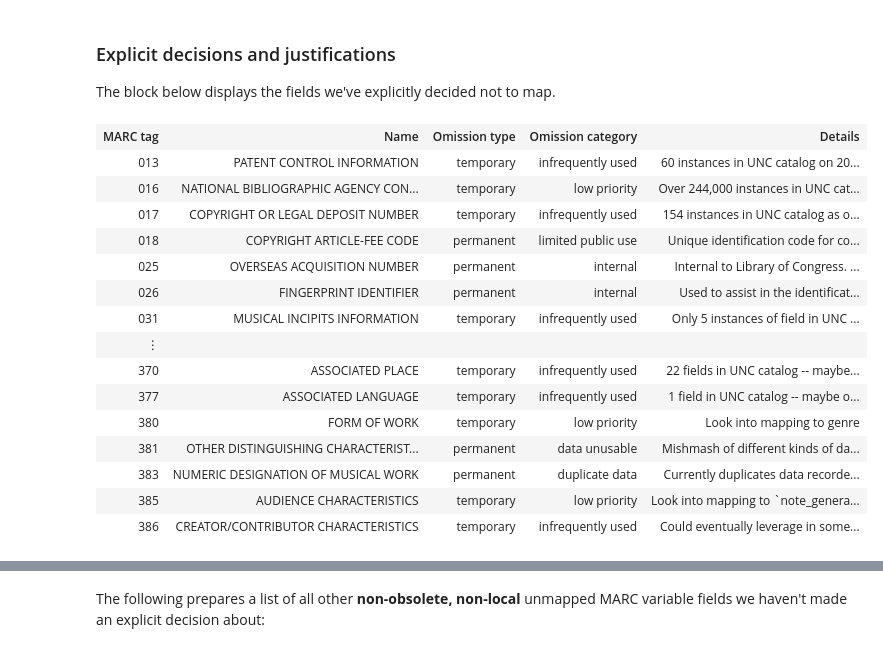
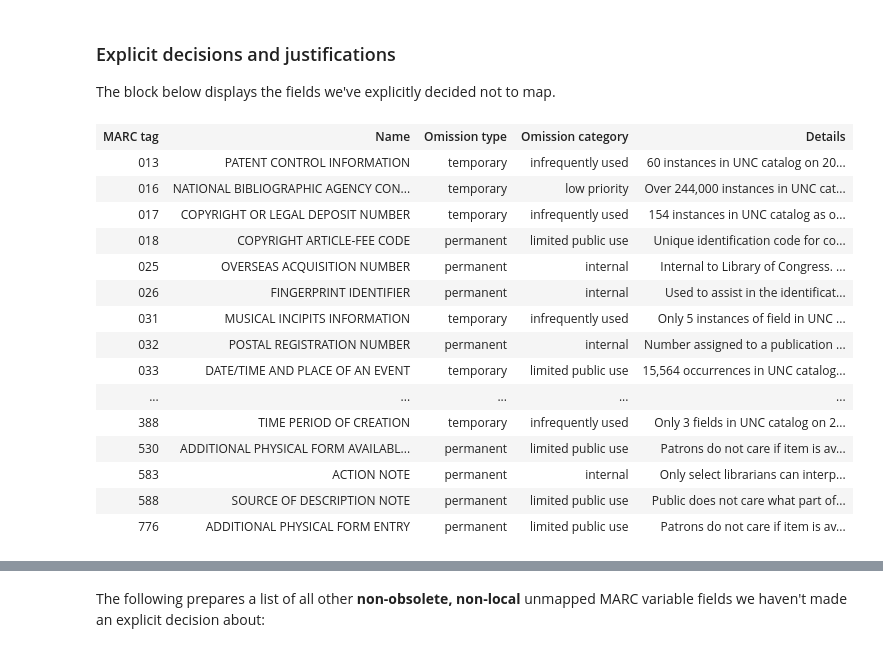
Before and after one commit to trln/data-documentation, a Jupyter notebook: marc/unmapped_marc.ipynb, the cells around one changed output, grey strips where cells are left out. Cells and saved outputs as stored; diff of their text form; code cells hidden in the pictures.

```diff
--- a/marc/unmapped_marc.ipynb
+++ b/marc/unmapped_marc.ipynb
@@ -110,21 +105,21 @@ puts ""
 ### Explicit decisions and justifications <a class="anchor" id="unmapped-field-decisions"></a>
 The block below displays the fields we've explicitly decided not to map.
 # %%
-IRuby.display IRuby.table(unmapped_tag_table)
+IRuby.display IRuby.table(unmapped_tag_table, maxrows: 200)
 # %% [output]
 | MARC tag | Name | Omission type | Omission category | Details |
 | 013 | PATENT CONTROL INFORMATION | temporary | infrequently used | 60 instances in UNC catalog on 20... |
 | 016 | NATIONAL BIBLIOGRAPHIC AGENCY CON... | temporary | low priority | Over 244,000 instances in UNC cat... |
 | 017 | COPYRIGHT OR LEGAL DEPOSIT NUMBER | temporary | infrequently used | 154 instances in UNC catalog as o... |
 | 018 | COPYRIGHT ARTICLE-FEE CODE | permanent | limited public use | Unique identification code for co... |
 | 025 | OVERSEAS ACQUISITION NUMBER | permanent | internal | Internal to Library of Congress. ... |
 | 026 | FINGERPRINT IDENTIFIER | permanent | internal | Used to assist in the identificat... |
 | 031 | MUSICAL INCIPITS INFORMATION | temporary | infrequently used | Only 5 instances of field in UNC ... |
-| ⋮ |  |  |  |  |
-| 370 | ASSOCIATED PLACE | temporary | infrequently used | 22 fields in UNC catalog -- maybe... |
-| 377 | ASSOCIATED LANGUAGE | temporary | infrequently used | 1 field in UNC catalog -- maybe o... |
-| 380 | FORM OF WORK | temporary | low priority | Look into mapping to genre |
-| 381 | OTHER DISTINGUISHING CHARACTERIST... | permanent | data unusable | Mishmash of different kinds of da... |
-| 383 | NUMERIC DESIGNATION OF MUSICAL WORK | permanent | duplicate data | Currently duplicates data recorde... |
-| 385 | AUDIENCE CHARACTERISTICS | temporary | low priority | Look into mapping to `note_genera... |
-| 386 | CREATOR/CONTRIBUTOR CHARACTERISTICS | temporary | infrequently used | Could eventually leverage in some... |
+| 032 | POSTAL REGISTRATION NUMBER | permanent | internal | Number assigned to a publication ... |
+| 033 | DATE/TIME AND PLACE OF AN EVENT | temporary | limited public use | 15,564 occurrences in UNC catalog... |
+| ... | ... | ... | ... | ... |
+| 388 | TIME PERIOD OF CREATION | temporary | infrequently used | Only 3 fields in UNC catalog on 2... |
+| 530 | ADDITIONAL PHYSICAL FORM AVAILABL... | permanent | limited public use | Patrons do not care if item is av... |
+| 583 | ACTION NOTE | permanent | internal | Only select librarians can interp... |
+| 588 | SOURCE OF DESCRIPTION NOTE | permanent | limited public use | Public does not care what part of... |
+| 776 | ADDITIONAL PHYSICAL FORM ENTRY | permanent | limited public use | Patrons do not care if item is av... |
```
Also changed, not shown: parts of 9 cells of this notebook, 2 other files.
